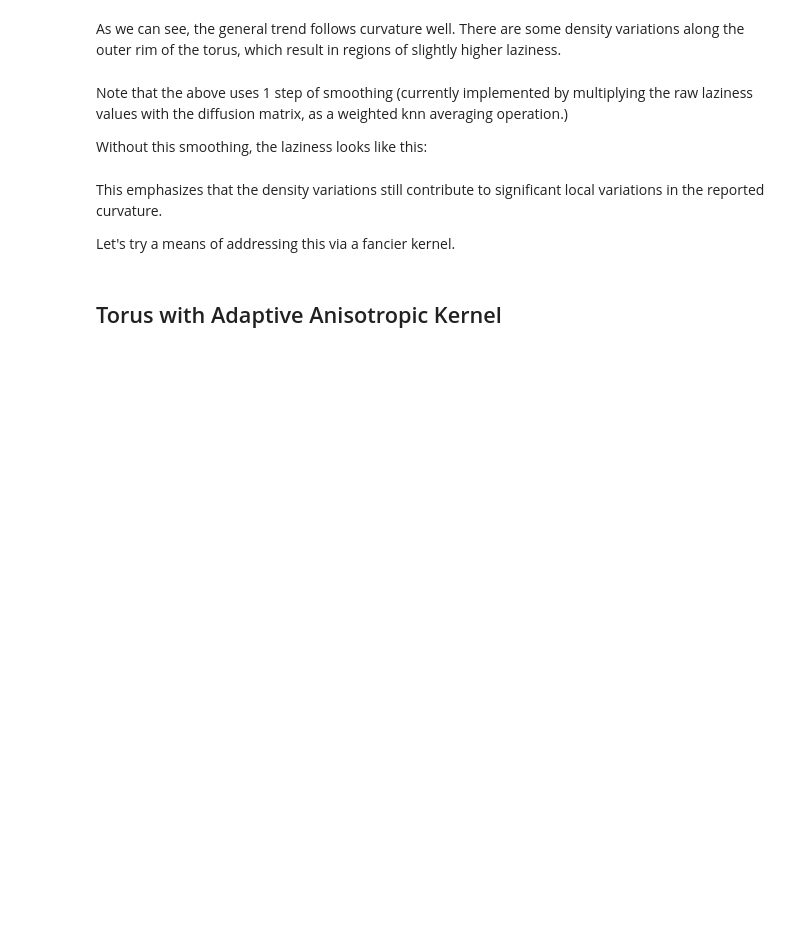
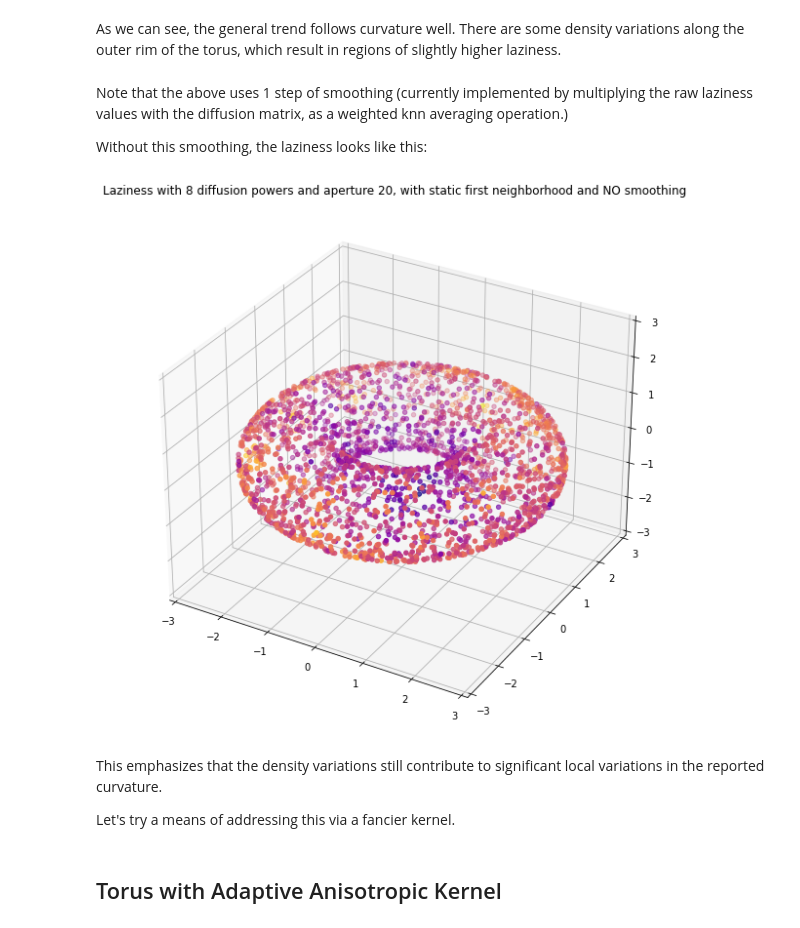
Before and after one commit to professorwug/diffusion-curvature-old, a Jupyter notebook: 02_laziness.ipynb, the cells around one changed output. Drawn from its saved outputs; the diff is of its cells as text; code cells hidden in the pictures; blank space fills up the shorter version.

```diff
--- a/02_laziness.ipynb
+++ b/02_laziness.ipynb
@@ -95,7 +155,9 @@ Note that the above uses 1 step of smoothing (currently implemented by multiplyi
 Without this smoothing, the laziness looks like this:
 # %%
 ks = curvature(P,diffusion_powers=8,aperture=20,dynamically_adjusting_neighborhood=False,smoothing=None)
-plot_3d(X,ks,title="Laziness with 8 diffusion powers and aperture 20, with static first neighborhood and NO smoothing",use_plotly=True)
+plot_3d(X,ks,title="Laziness with 8 diffusion powers and aperture 20, with static first neighborhood and NO smoothing",use_plotly=False)
+# %% [output]
+[figure, added]
 # %% [markdown]
 This emphasizes that the density variations still contribute to significant local variations in the reported curvature.
 
```
Also changed, not shown: parts of 9 cells of this notebook, 5 other files.
